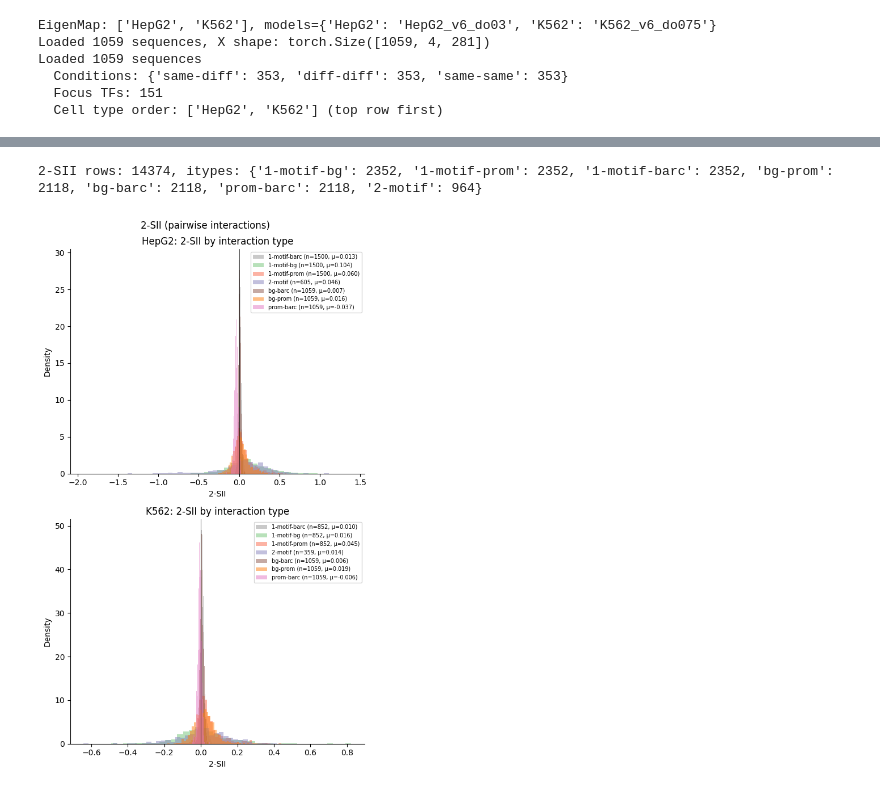
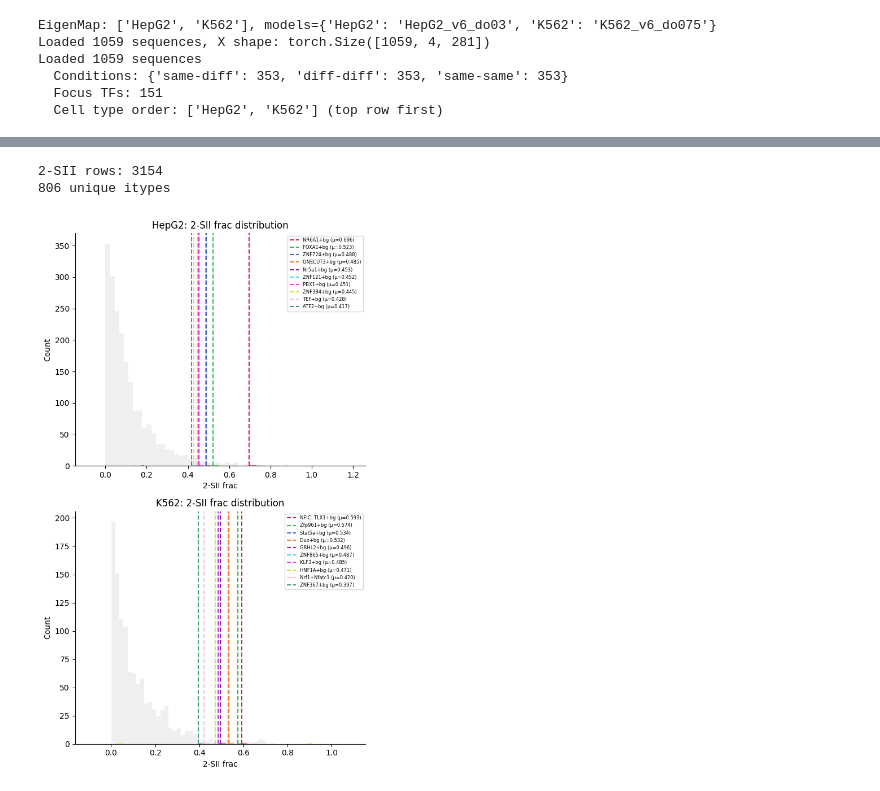
Before and after one commit to pabmantilla/Hippo_dependency_mpra, a Jupyter notebook: syntax_SHAPIQ/scripts/Hippo_nec_SHAPIQ.ipynb, the cells around one changed output, grey strips where cells are left out. Cells and saved outputs as stored; diff of their text form; code cells hidden in the pictures.

Commit message:
n-SHAPIQ results

```diff
--- a/syntax_SHAPIQ/scripts/Hippo_nec_SHAPIQ.ipynb
+++ b/syntax_SHAPIQ/scripts/Hippo_nec_SHAPIQ.ipynb
@@ -430,30 +402,19 @@ Merged: 7474 rows ({'1-motif': 2686, 'background': 1596, 'promoter': 1596, 'barc
 # %%
-# 2-SII focused: scatter vs necessity (if available) + histogram by itype
+# 2-SII focused: scatter (raw score) vs necessity + histogram (sii_frac)
 from scipy.stats import pearsonr
 
-CONTEXT_PLAYERS = ('background', 'promoter', 'barcode')
+sii2 = ctx_filtered[(ctx_filtered.order == 2) &
+                     (ctx_filtered.annotation_ct == ctx_filtered.scoring_ct)].copy()
+sii2['tf_pair'] = sii2['tf_names'].apply(lambda x: '+'.join(sorted(x.split('+'))))
+print(f'2-SII rows: {len(sii2)}')
 
-# Extract 2-SII (diagonal)
-sii2 = ctx_df[(ctx_df.order == 2) &
-              (ctx_df.annotation_ct == ctx_df.scoring_ct)].copy()
-sii2['tf_pair'] = sii2['tf_names'].apply(lambda x: '+'.join(sorted(x.split('+'))))
-print(f'2-SII rows: {len(sii2)}, itypes: {sii2.itype.value_counts().to_dict()}')
-
-# Try to load necessity data for scatter
-has_nec = 'nec_data' in dir()
-if not has_nec:
-    nec_path = os.path.join(REPO, 'virtual_perturbations', 'results',
-                            'virtual_perturbation_results_60_seed42.pkl')
-    if os.path.exists(nec_path):
-        with open(nec_path, 'rb') as f:
-            nec_data = pickle.load(f)
-        has_nec = True
+print(f'{sii2.itype.nunique()} unique itypes')
 
 merged2 = None
-if has_nec:
+if 'nec_data' in dir():
     nec2_rows = []
     for si, tests in enumerate(nec_data['necessity']):
-        if tests is None:
+        if tests is None or si in false_neg_seqs:
             continue
         for t in tests:
             if t['order'] != 2:
@@ -470,55 +431,59 @@ if has_nec:
         nec2_df = pd.DataFrame(nec2_rows)
         merged2 = sii2.merge(nec2_df, on=['seq_idx', 'annotation_ct', 'tf_pair'], how='inner')
         merged2['nec_score_matched'] = np.where(
             merged2.annotation_ct == 'HepG2', merged2.nec_HepG2, merged2.nec_K562)
         print(f'Merged with necessity: {len(merged2)} rows')
 
 ncols = 2 if merged2 is not None and len(merged2) > 0 else 1
 fig, axes = plt.subplots(2, ncols, figsize=(6 * ncols, 10))
 if ncols == 1:
     axes = axes.reshape(2, 1)
 
 for row_i, act in enumerate(['HepG2', 'K562']):
+    act_sii = sii2[sii2.annotation_ct == act]
+    top_act = act_sii.groupby('itype')['sii_frac'].mean().sort_values(ascending=False).head(TOP_N)
+    top_names_2 = top_act.index.tolist()
+    top_color_2 = {name: LEGEND_COLORS[i % len(LEGEND_COLORS)] for i, name in enumerate(top_names_2)}
     col = 0
-    # Scatter (only if necessity data available)
     if ncols == 2:
         ax = axes[row_i, 0]
         sub = merged2[merged2.annotation_ct == act]
-        for itype in sorted(sub.itype.unique()):
-            s = sub[sub.itype == itype]
-            ax.scatter(s.nec_score_matched, s.sii_score,
-                       color=itype_color(itype), label=itype, s=8, alpha=0.5, edgecolors='none')
-        lims = [min(ax.get_xlim()[0], ax.get_ylim()[0]),
-                max(ax.get_xlim()[1], ax.get_ylim()[1])]
-        ax.plot(lims, lims, 'k--', lw=0.5, alpha=0.5)
+        other = sub[~sub.itype.isin(top_names_2)]
+        ax.scatter(other.sii_score, other.nec_score_matched, color='#cccccc', s=8, alpha=0.3, edgecolors='none')
+        for name in top_names_2:
+            s = sub[sub.itype == name]
+            if len(s) > 0:
+                ax.scatter(s.sii_score, s.nec_score_matched,
+                           color=top_color_2[name], label=name, s=12, alpha=0.6, edgecolors='none')
         ax.axhline(0, c='k', lw=0.3); ax.axvline(0, c='k', lw=0.3)
-        ax.set_xlabel('Necessity score (order-2 KO)'); ax.set_ylabel('2-SII')
+        ax.set_xlabel('2-SII score'); ax.set_ylabel('Necessity (order-2 KO)')
         if len(sub) > 2:
-            r, _ = pearsonr(sub.nec_score_matched, sub.sii_score)
+            r, _ = pearsonr(sub.sii_score, sub.nec_score_matched)
             ax.set_title(f'{act}-annotated (r={r:.2f}, n={len(sub)})')
         else:
             ax.set_title(f'{act}-annotated (n={len(sub)})')
-        ax.legend(fontsize=7)
+        ax.legend(fontsize=6)
         ax.spines['top'].set_visible(False); ax.spines['right'].set_visible(False)
         col = 1
 
-    # Histogram
     ax = axes[row_i, col]
-    sub_hist = sii2[sii2.annotation_ct == act]
-    for itype in sorted(sub_hist.itype.unique()):
-        vals = sub_hist[sub_hist.itype == itype]['sii_score'].dropna()
-        ax.hist(vals, bins=40, density=True, alpha=0.5, color=itype_color(itype),
-                label=f'{itype} (n={len(vals)}, \u03bc={vals.mean():.3f})')
-    ax.axvline(0, c='k', lw=0.5)
-    ax.set_xlabel('2-SII'); ax.set_ylabel('Density')
-    ax.set_title(f'{act}: 2-SII by interaction type')
-    ax.legend(fontsize=7)
+    sub_hist = act_sii
+    other_vals = sub_hist[~sub_hist.itype.isin(top_names_2)]['sii_frac'].dropna()
+    ax.hist(other_vals, bins=40, alpha=0.3, color='#cccccc')
+    for name in top_names_2:
+        vals = sub_hist[sub_hist.itype == name]['sii_frac'].dropna()
+        if len(vals) > 0:
+            ax.hist(vals, bins=40, alpha=0.5, color=top_color_2[name])
+            ax.axvline(vals.mean(), color=top_color_2[name], lw=1.5, ls='--', label=f'{name} (\u03bc={vals.mean():.3f})')
+    ax.set_xlabel('2-SII frac'); ax.set_ylabel('Count')
+    ax.set_title(f'{act}: 2-SII frac distribution')
+    ax.legend(fontsize=6)
     ax.spines['top'].set_visible(False); ax.spines['right'].set_visible(False)
 
-plt.suptitle('2-SII (pairwise interactions)', fontsize=12)
 plt.tight_layout()
 plt.show()
 # %% [output]
-2-SII rows: 14374, itypes: {'1-motif-bg': 2352, '1-motif-prom': 2352, '1-motif-barc': 2352, 'bg-prom': 2118, 'bg-barc': 2118, 'prom-barc': 2118, '2-motif': 964}
+2-SII rows: 3154
+806 unique itypes
-[figure, old version]
+[figure, new version]
 # %%
```
Also changed, not shown: parts of 9 cells of this notebook, 3 other files.
